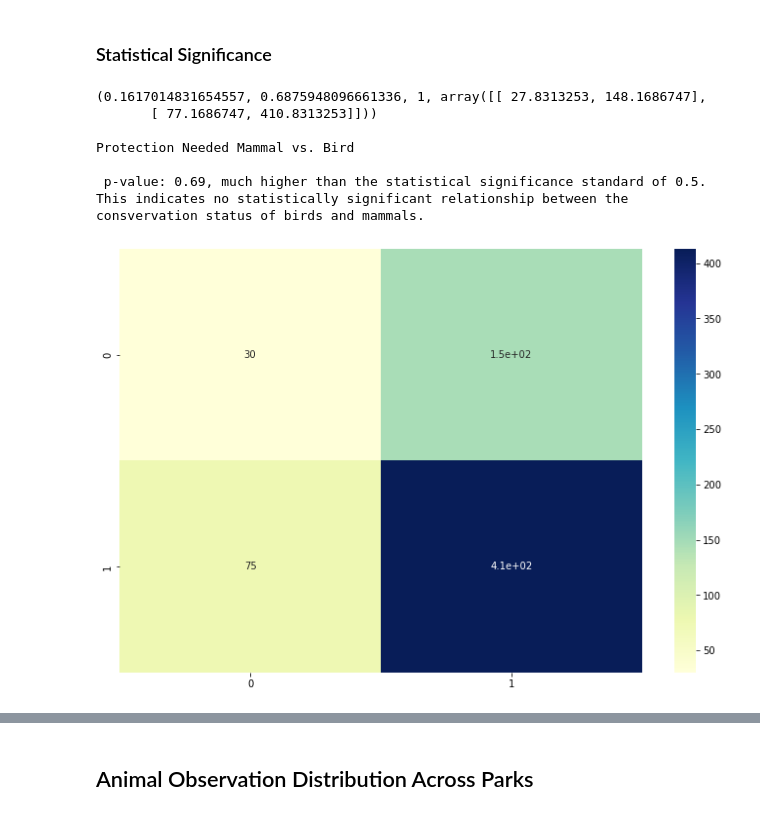
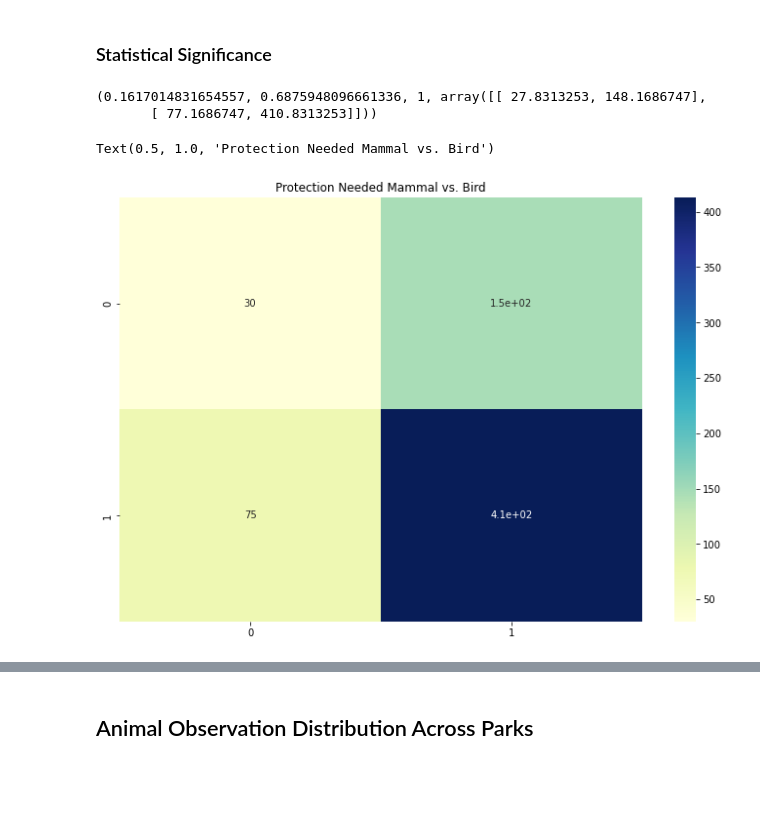
Before and after one commit to h-ostcode/Biodiversity-in-National-Parks, a Jupyter notebook: biodiversity.ipynb, the cells around one changed output, grey strips where cells are left out. Cells and saved outputs as stored; diff of their text form; code cells hidden in the pictures; blank space fills up the shorter version.

```diff
--- a/biodiversity.ipynb
+++ b/biodiversity.ipynb
@@ -276,18 +276,14 @@ Text(0, 0.5, 'Percent Protected')
 # %%
 #Contigency table and chi square mammal vs bird
 c_table1 = [[30,146], [75, 413]]
 print(chi2_contingency(c_table1))
-print('\nProtection Needed Mammal vs. Bird')
 
 #Heatmap of c_table1 data
 plt.figure(figsize=(12,8))
 sns.heatmap(c_table1, annot=True, cmap='YlGnBu')
-print('\n p-value: 0.69, much higher than the statistical significance standard of 0.5. This indicates no statistically significant relationship between the consvervation status of birds and mammals.')
+plt.title('Protection Needed Mammal vs. Bird')
 # %% [output]
 (0.1617014831654557, 0.6875948096661336, 1, array([[ 27.8313253, 148.1686747],
        [ 77.1686747, 410.8313253]]))
-
-Protection Needed Mammal vs. Bird
-
- p-value: 0.69, much higher than the statistical significance standard of 0.5. This indicates no statistically significant relationship between the consvervation status of birds and mammals.
+Text(0.5, 1.0, 'Protection Needed Mammal vs. Bird')
-[figure, old version]
+[figure, new version]
```
Also changed, not shown: parts of 9 cells of this notebook, 6 other files.
